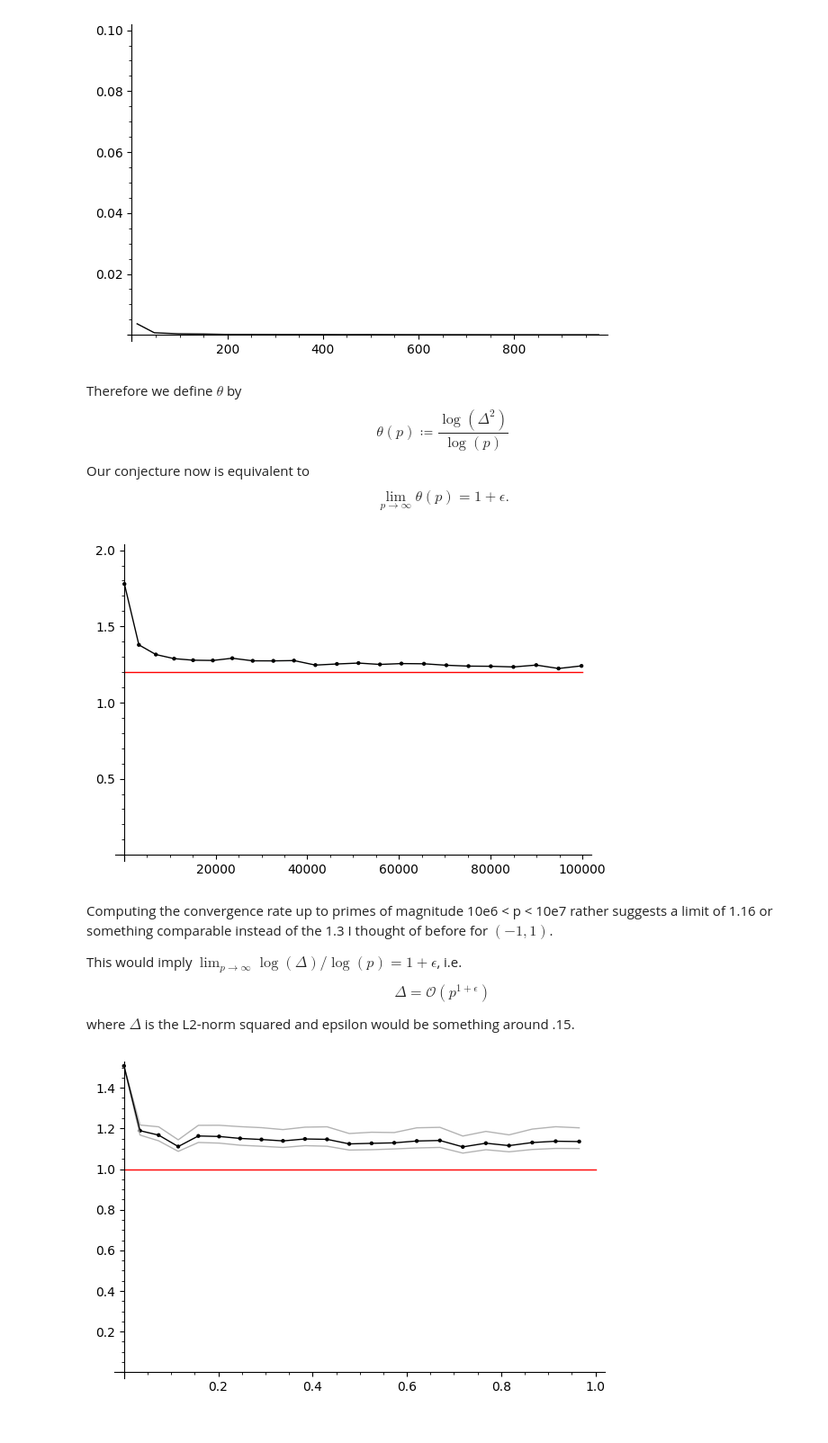
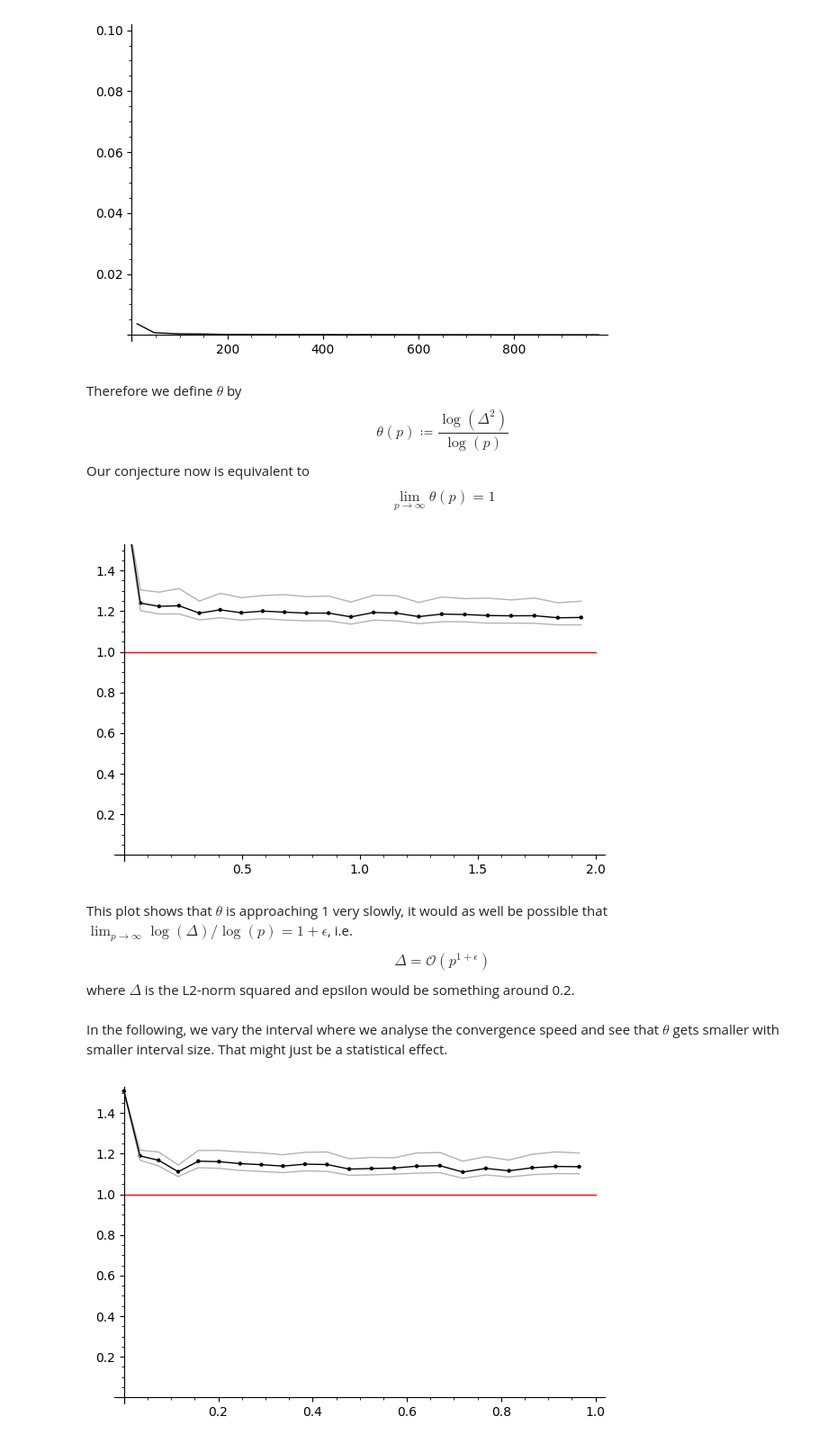
Before and after one commit to JosuaKugler/sato-tate-distributions, a Jupyter notebook: vertical_st.ipynb, the cells around one changed output. Shown: that part at 90% size. Drawn from its saved outputs; the diff is of its cells as text; code cells hidden in the pictures.

```diff
--- a/vertical_st.ipynb
+++ b/vertical_st.ipynb
@@ -26,20 +26,19 @@ vertical_st.plot_Delta(1000)
 # %% [markdown]
 Therefore we define $\theta$ by
 $$\theta(p) \coloneqq \frac{\log(\Delta^2)}{\log(p)}$$
-Our conjecture now is equivalent to $$\lim\limits_{p\to \infty} \theta(p) = 1 + \epsilon.$$
+Our conjecture now is equivalent to $$\lim\limits_{p\to \infty} \theta(p) = 1$$
 # %%
-vertical_st.plot_theta(100000, max_points = 500)
+vertical_st.plot_theta_interval(2000000, max_points = 500)
 # %% [output]
-[figure, old version]
+[figure, new version]
 # %% [markdown]
-Computing the convergence rate up to primes of magnitude 10e6 < p < 10e7 rather suggests a limit of 1.16 or something comparable instead of the 1.3 I thought of before for $(-1,1)$.
-
-This would imply $\lim_{p \to \infty} \log(\Delta)/\log(p) = 1+\epsilon$, i.e.
+This plot shows that $\theta$ is approaching 1 very slowly, it would as well be possible that
+ $\lim_{p \to \infty} \log(\Delta)/\log(p) = 1+\epsilon$, i.e.
 
 $$\Delta = \mathcal O(p^{1+\epsilon})$$
-
-
-where $\Delta$ is the L2-norm squared and epsilon would be something around .15.
+where $\Delta$ is the L2-norm squared and epsilon would be something around 0.2.
+# %% [markdown]
+In the following, we vary the interval where we analyse the convergence speed and see that $\theta$ gets smaller with smaller interval size. That might just be a statistical effect.
 # %%
 vertical_st.plot_theta_interval(1000000, a=-.5,b=.5, max_points = 500)
 # %% [output]
```
Also changed, not shown: parts of 1 cell of this notebook, 2 other files.
